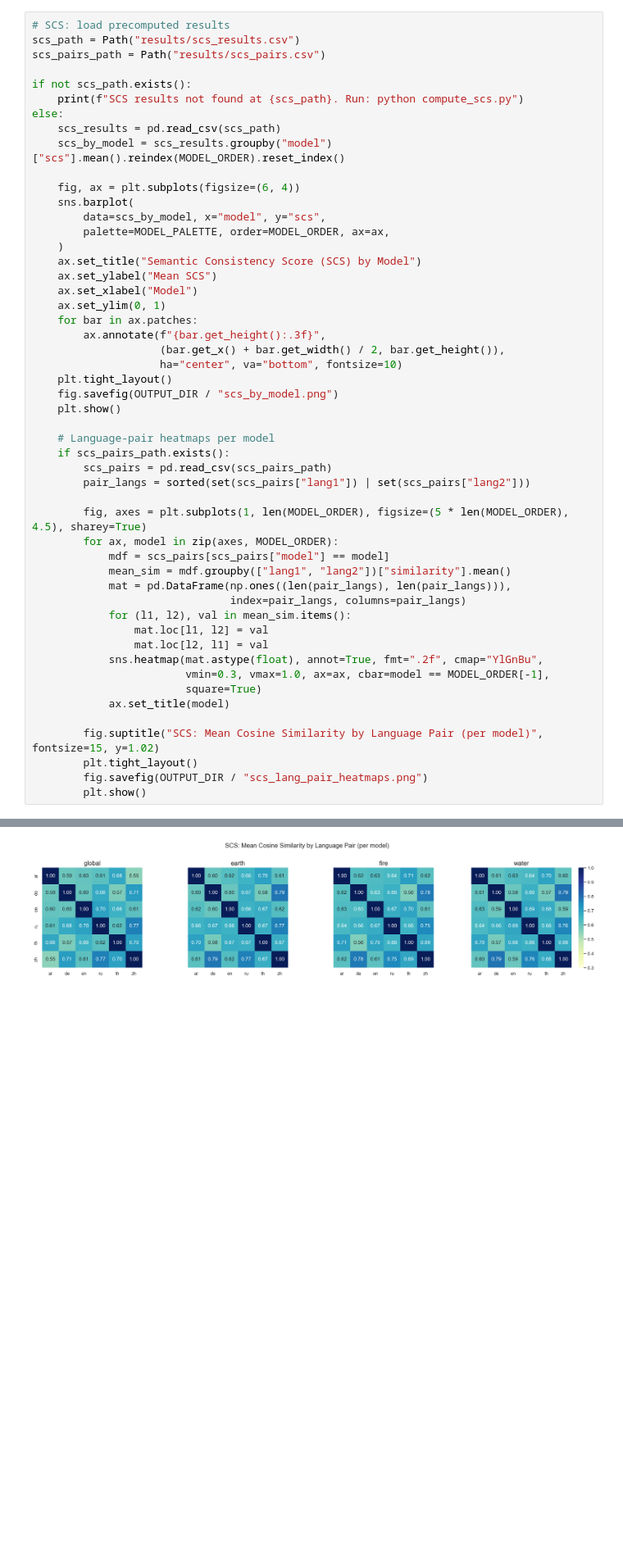
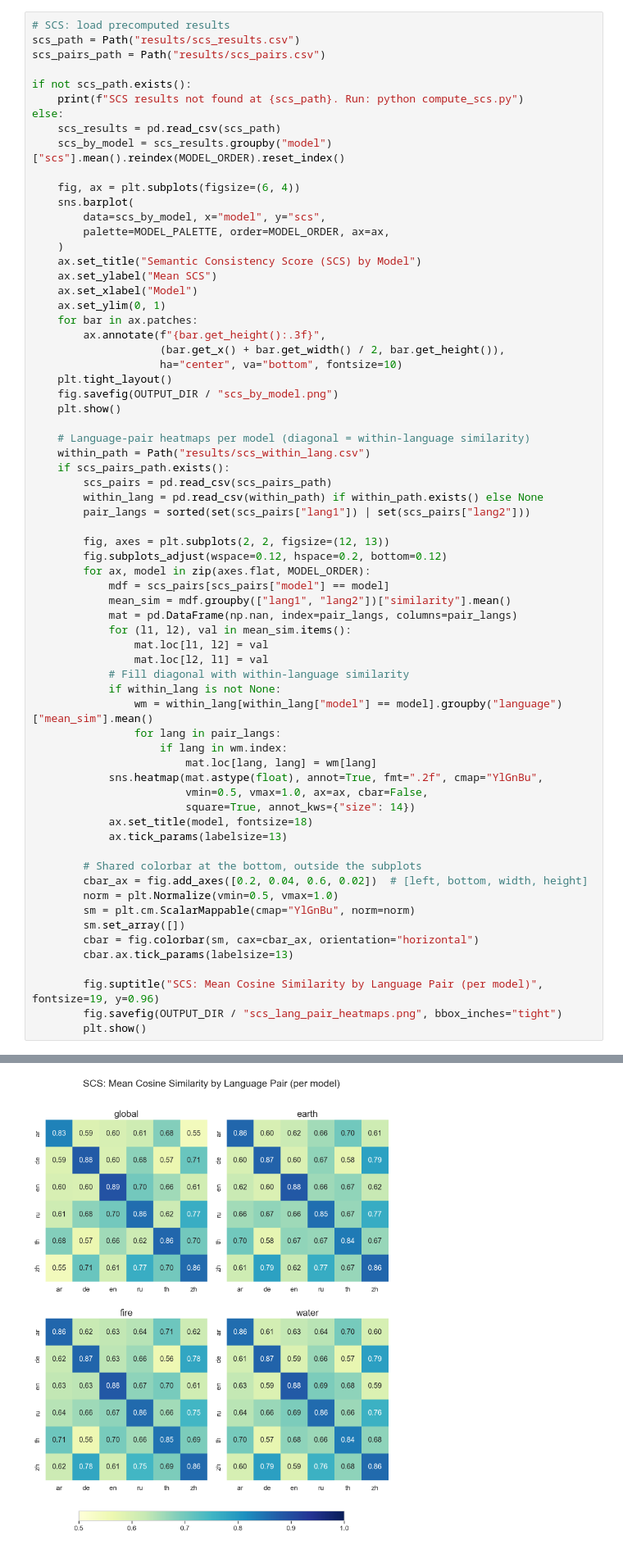
Before and after one commit to sinemmy/TinyAya_MapHallu, a Jupyter notebook: run_analysis/analysis.ipynb, the cells around one changed output, grey strips where cells are left out. Shown at 82% size. Drawn from its saved outputs; the diff is of its cells as text; blank space fills up the shorter version.

```diff
--- a/run_analysis/analysis.ipynb
+++ b/run_analysis/analysis.ipynb
@@ -301,45 +448,61 @@ else:
     )
     ax.set_title("Semantic Consistency Score (SCS) by Model")
     ax.set_ylabel("Mean SCS")
     ax.set_xlabel("Model")
     ax.set_ylim(0, 1)
     for bar in ax.patches:
         ax.annotate(f"{bar.get_height():.3f}",
                     (bar.get_x() + bar.get_width() / 2, bar.get_height()),
                     ha="center", va="bottom", fontsize=10)
     plt.tight_layout()
     fig.savefig(OUTPUT_DIR / "scs_by_model.png")
     plt.show()
 
-    # Language-pair heatmaps per model
+    # Language-pair heatmaps per model (diagonal = within-language similarity)
+    within_path = Path("results/scs_within_lang.csv")
     if scs_pairs_path.exists():
         scs_pairs = pd.read_csv(scs_pairs_path)
+        within_lang = pd.read_csv(within_path) if within_path.exists() else None
         pair_langs = sorted(set(scs_pairs["lang1"]) | set(scs_pairs["lang2"]))
 
-        fig, axes = plt.subplots(1, len(MODEL_ORDER), figsize=(5 * len(MODEL_ORDER), 4.5), sharey=True)
-        for ax, model in zip(axes, MODEL_ORDER):
+        fig, axes = plt.subplots(2, 2, figsize=(12, 13))
+        fig.subplots_adjust(wspace=0.12, hspace=0.2, bottom=0.12)
+        for ax, model in zip(axes.flat, MODEL_ORDER):
             mdf = scs_pairs[scs_pairs["model"] == model]
             mean_sim = mdf.groupby(["lang1", "lang2"])["similarity"].mean()
-            mat = pd.DataFrame(np.ones((len(pair_langs), len(pair_langs))),
-                               index=pair_langs, columns=pair_langs)
+            mat = pd.DataFrame(np.nan, index=pair_langs, columns=pair_langs)
             for (l1, l2), val in mean_sim.items():
                 mat.loc[l1, l2] = val
                 mat.loc[l2, l1] = val
+            # Fill diagonal with within-language similarity
+            if within_lang is not None:
+                wm = within_lang[within_lang["model"] == model].groupby("language")["mean_sim"].mean()
+                for lang in pair_langs:
+                    if lang in wm.index:
+                        mat.loc[lang, lang] = wm[lang]
             sns.heatmap(mat.astype(float), annot=True, fmt=".2f", cmap="YlGnBu",
-                        vmin=0.3, vmax=1.0, ax=ax, cbar=model == MODEL_ORDER[-1],
-                        square=True)
-            ax.set_title(model)
+                        vmin=0.5, vmax=1.0, ax=ax, cbar=False,
+                        square=True, annot_kws={"size": 14})
+            ax.set_title(model, fontsize=18)
+            ax.tick_params(labelsize=13)
 
-        fig.suptitle("SCS: Mean Cosine Similarity by Language Pair (per model)", fontsize=15, y=1.02)
-        plt.tight_layout()
-        fig.savefig(OUTPUT_DIR / "scs_lang_pair_heatmaps.png")
+        # Shared colorbar at the bottom, outside the subplots
+        cbar_ax = fig.add_axes([0.2, 0.04, 0.6, 0.02])  # [left, bottom, width, height]
+        norm = plt.Normalize(vmin=0.5, vmax=1.0)
+        sm = plt.cm.ScalarMappable(cmap="YlGnBu", norm=norm)
+        sm.set_array([])
+        cbar = fig.colorbar(sm, cax=cbar_ax, orientation="horizontal")
+        cbar.ax.tick_params(labelsize=13)
+
+        fig.suptitle("SCS: Mean Cosine Similarity by Language Pair (per model)", fontsize=19, y=0.96)
+        fig.savefig(OUTPUT_DIR / "scs_lang_pair_heatmaps.png", bbox_inches="tight")
         plt.show()
 # %% [output]
 Passing `palette` without assigning `hue` is deprecated and will be removed in v0.14.0. Assign the `x` variable to `hue` and set `legend=False` for the same effect.
 
   sns.barplot(
 [figure]
-[figure, old version]
+[figure, new version]
 # %%
 # SCS: Within-language similarity (across reps) vs Across-language similarity (within rep)
 within_path = Path("results/scs_within_lang.csv")
```
Also changed, not shown: parts of 4 cells of this notebook, 6 other files.
